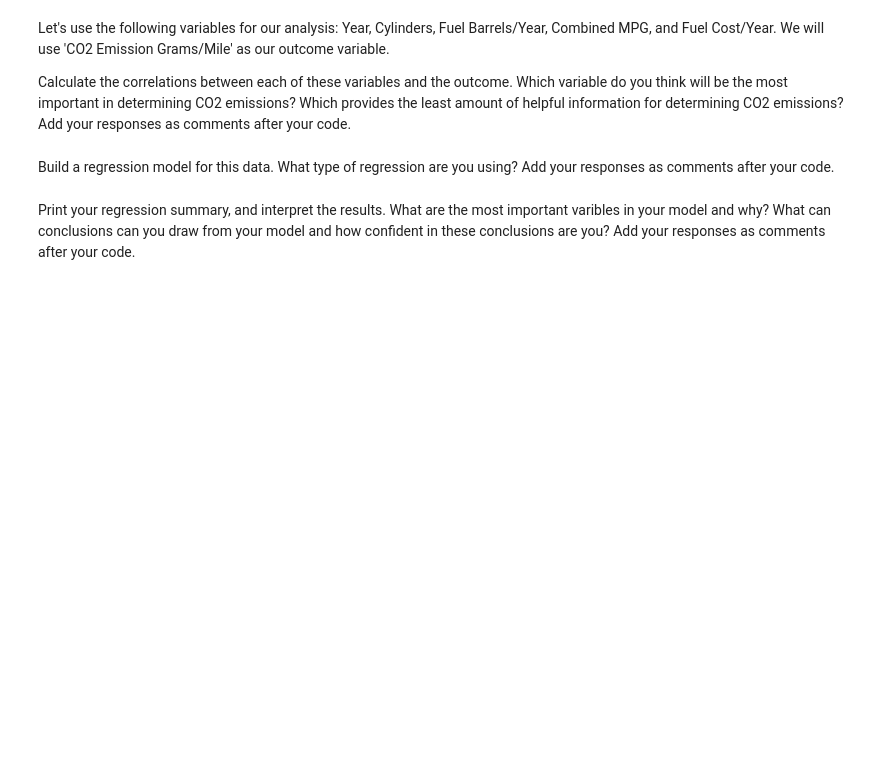
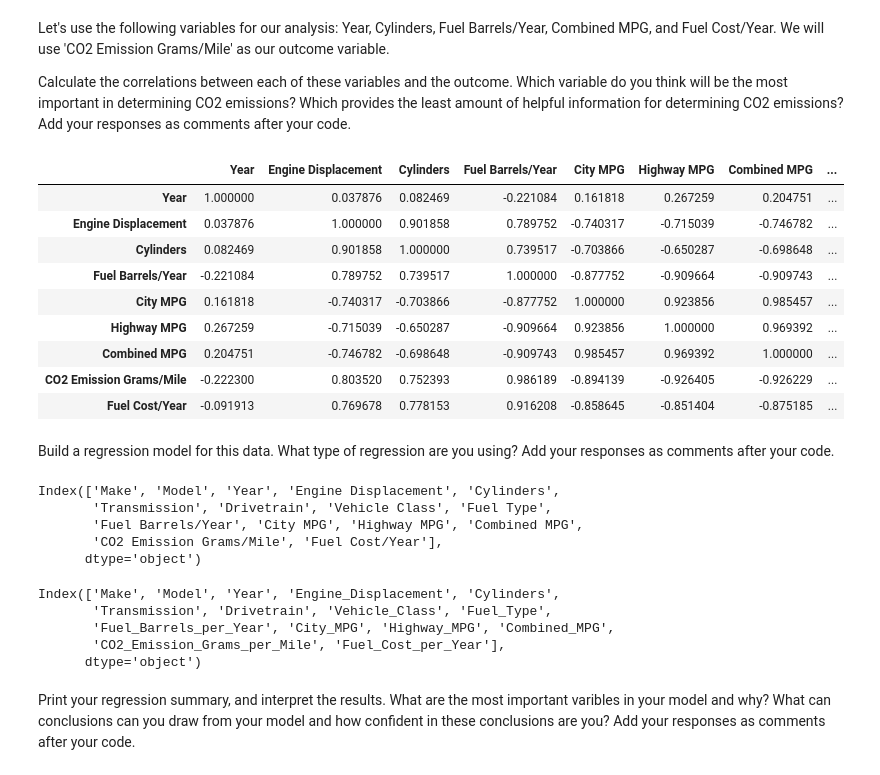
Before and after one commit to Ironhack-data-bcn-january-2023/lab-regression-analysis, a Jupyter notebook: your-code.ipynb, the cells around one changed output. Cells and saved outputs as stored; diff of their text form; code cells hidden in the pictures; blank space fills up the shorter version.

```diff
--- a/your-code.ipynb
+++ b/your-code.ipynb
@@ -144,0 +143,13 @@ Calculate the correlations between each of these variables and the outcome. Whic
+# %%
+vehicles.corr()
+# %% [output]
+|  | Year | Engine Displacement | Cylinders | Fuel Barrels/Year | City MPG | Highway MPG | Combined MPG | ... |
+| Year | 1.000000 | 0.037876 | 0.082469 | -0.221084 | 0.161818 | 0.267259 | 0.204751 | ... |
+| Engine Displacement | 0.037876 | 1.000000 | 0.901858 | 0.789752 | -0.740317 | -0.715039 | -0.746782 | ... |
+| Cylinders | 0.082469 | 0.901858 | 1.000000 | 0.739517 | -0.703866 | -0.650287 | -0.698648 | ... |
+| Fuel Barrels/Year | -0.221084 | 0.789752 | 0.739517 | 1.000000 | -0.877752 | -0.909664 | -0.909743 | ... |
+| City MPG | 0.161818 | -0.740317 | -0.703866 | -0.877752 | 1.000000 | 0.923856 | 0.985457 | ... |
+| Highway MPG | 0.267259 | -0.715039 | -0.650287 | -0.909664 | 0.923856 | 1.000000 | 0.969392 | ... |
+| Combined MPG | 0.204751 | -0.746782 | -0.698648 | -0.909743 | 0.985457 | 0.969392 | 1.000000 | ... |
+| CO2 Emission Grams/Mile | -0.222300 | 0.803520 | 0.752393 | 0.986189 | -0.894139 | -0.926405 | -0.926229 | ... |
+| Fuel Cost/Year | -0.091913 | 0.769678 | 0.778153 | 0.916208 | -0.858645 | -0.851404 | -0.875185 | ... |
@@ -148,0 +164,18 @@ Build a regression model for this data. What type of regression are you using? A
+# %%
+# To avoid sintax erros with the model building, we will rename columns to eliminate spaces.
+vehicles.columns
+# %% [output]
+Index(['Make', 'Model', 'Year', 'Engine Displacement', 'Cylinders',
+       'Transmission', 'Drivetrain', 'Vehicle Class', 'Fuel Type',
+       'Fuel Barrels/Year', 'City MPG', 'Highway MPG', 'Combined MPG',
+       'CO2 Emission Grams/Mile', 'Fuel Cost/Year'],
+      dtype='object')
+# %%
+vehicles = vehicles.rename(columns={'Engine Displacement': 'Engine_Displacement', 'Vehicle Class': 'Vehicle_Class', 'Fuel Type': 'Fuel_Type', 'Fuel Barrels/Year': 'Fuel_Barrels_per_Year', 'City MPG':'City_MPG', 'Highway MPG' : 'Highway_MPG', 'Combined MPG' : 'Combined_MPG', 'CO2 Emission Grams/Mile':'CO2_Emission_Grams_per_Mile', 'Fuel Cost/Year' : 'Fuel_Cost_per_Year'})
+vehicles.columns
+# %% [output]
+Index(['Make', 'Model', 'Year', 'Engine_Displacement', 'Cylinders',
+       'Transmission', 'Drivetrain', 'Vehicle_Class', 'Fuel_Type',
+       'Fuel_Barrels_per_Year', 'City_MPG', 'Highway_MPG', 'Combined_MPG',
+       'CO2_Emission_Grams_per_Mile', 'Fuel_Cost_per_Year'],
+      dtype='object')
```
Also changed, not shown: parts of 19 cells of this notebook.
